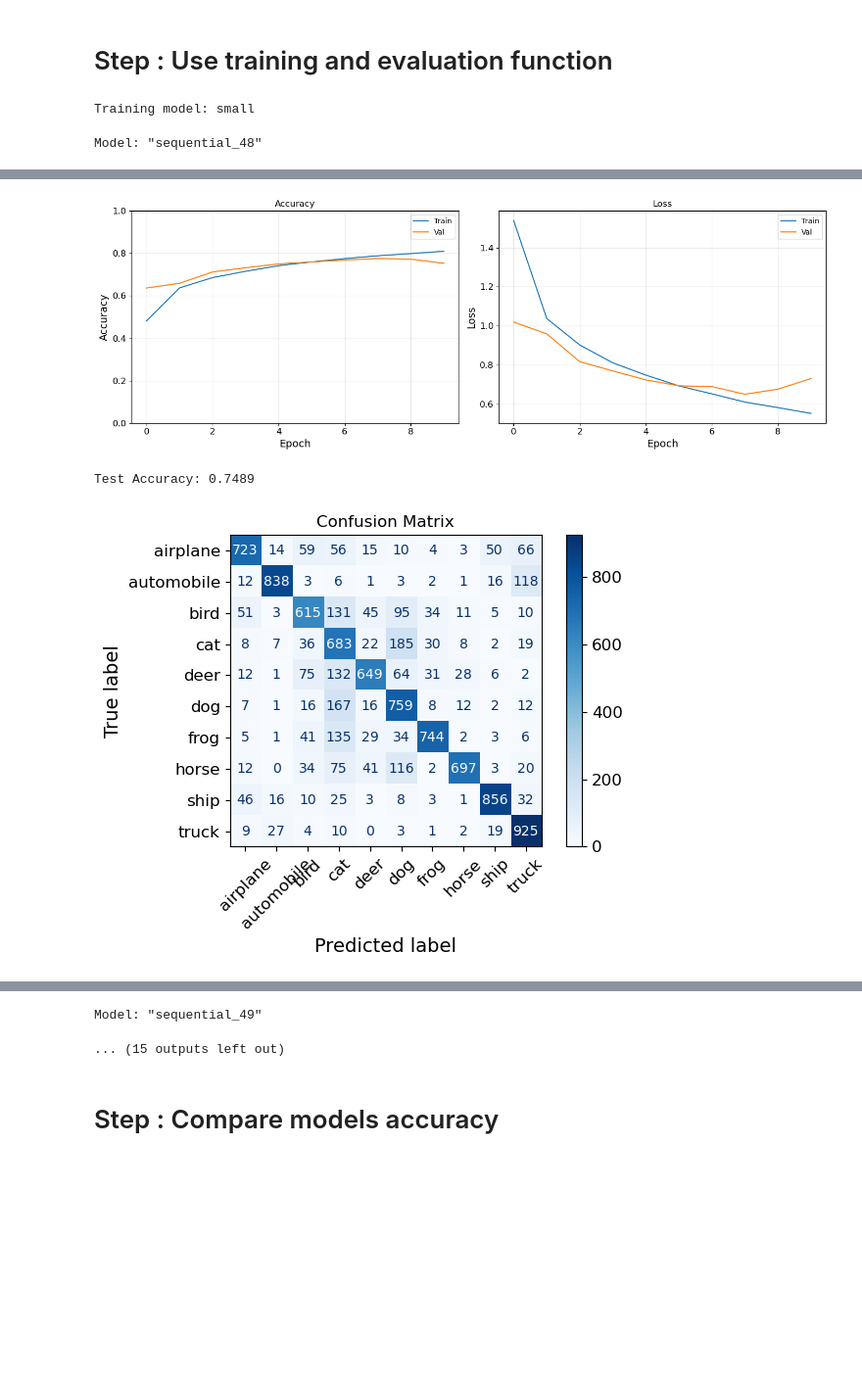
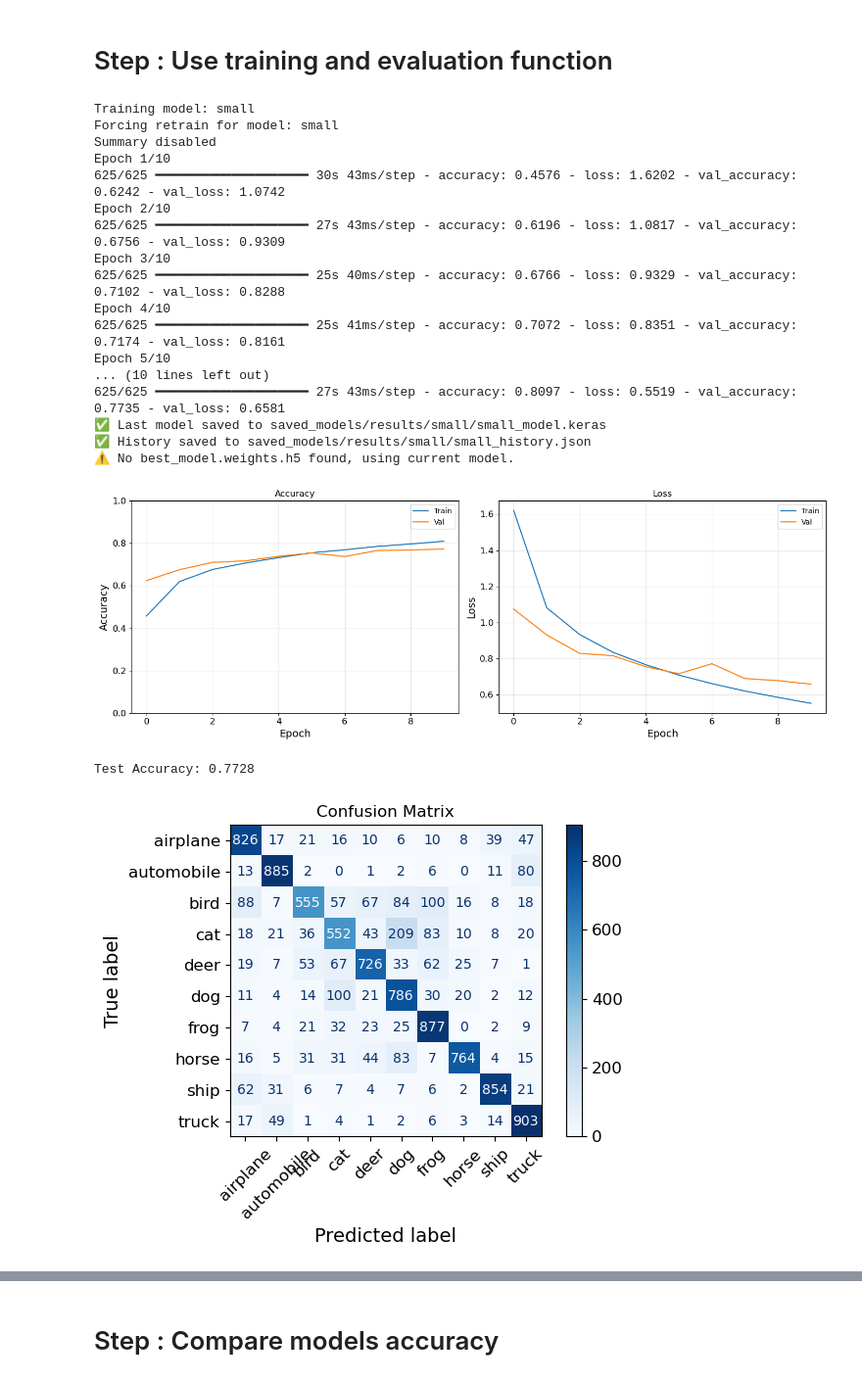
Before and after one commit to elfreyer/project_module_2, a Jupyter notebook: cifar10_CNN.ipynb, the cells around one changed output, grey strips where cells are left out. Shown at 98% size. Cells and saved outputs as stored; diff of their text form; code cells hidden in the pictures; blank space fills up the shorter version.

Commit message:
Add persistance for each model and each run & run both 1 time

```diff
--- a/cifar10_CNN.ipynb
+++ b/cifar10_CNN.ipynb
@@ -674,23 +773,43 @@ class TrainAndEvaluateModel:
 # %%
 model_names = ["small", "medium", "large", "X_large", "X_large_gap"]
 results = {}
 
 for name in model_names:
     print(f"Training model: {name}")
 
     trainer = TrainAndEvaluateModel(
         model_name=name,
         train_ds=train_ds,
         val_ds=val_ds,
         optimizer=tf.keras.optimizers.Adam(),
         loss_fn="categorical_crossentropy",
         epochs=10,
         X_test=X_test,
         y_test=y_test,
-        class_names=classNames
+        class_names=classNames,
+        force=True,
+        base_dir="saved_models/results"
     )
 
     results[name] = trainer.run()
 # %% [output]
 Training model: small
+Forcing retrain for model: small
+Summary disabled
+Epoch 1/10
+625/625 ━━━━━━━━━━━━━━━━━━━━ 30s 43ms/step - accuracy: 0.4576 - loss: 1.6202 - val_accuracy: 0.6242 - val_loss: 1.0742
+Epoch 2/10
+625/625 ━━━━━━━━━━━━━━━━━━━━ 27s 43ms/step - accuracy: 0.6196 - loss: 1.0817 - val_accuracy: 0.6756 - val_loss: 0.9309
+Epoch 3/10
+625/625 ━━━━━━━━━━━━━━━━━━━━ 25s 40ms/step - accuracy: 0.6766 - loss: 0.9329 - val_accuracy: 0.7102 - val_loss: 0.8288
+Epoch 4/10
+625/625 ━━━━━━━━━━━━━━━━━━━━ 25s 41ms/step - accuracy: 0.7072 - loss: 0.8351 - val_accuracy: 0.7174 - val_loss: 0.8161
+Epoch 5/10
+... (10 lines left out)
+625/625 ━━━━━━━━━━━━━━━━━━━━ 27s 43ms/step - accuracy: 0.8097 - loss: 0.5519 - val_accuracy: 0.7735 - val_loss: 0.6581
+✅ Last model saved to saved_models/results/small/small_model.keras
+✅ History saved to saved_models/results/small/small_history.json
+⚠️ No best_model.weights.h5 found, using current model.
+[figure, new version]
-Model: "sequential_48"
+Test Accuracy: 0.7728
+[figure, new version]
@@ -737,3 +856,0 @@ Epoch 10/10
-[figure, old version]
-Test Accuracy: 0.7489
-[figure, old version]
@@ -760,5 +857,3 @@ Training model: medium
-Model: "sequential_49"
-... (15 outputs left out)
 # %% [markdown]
 # Step : Compare models accuracy
 # %%
```
Also changed, not shown: parts of 17 cells of this notebook.
